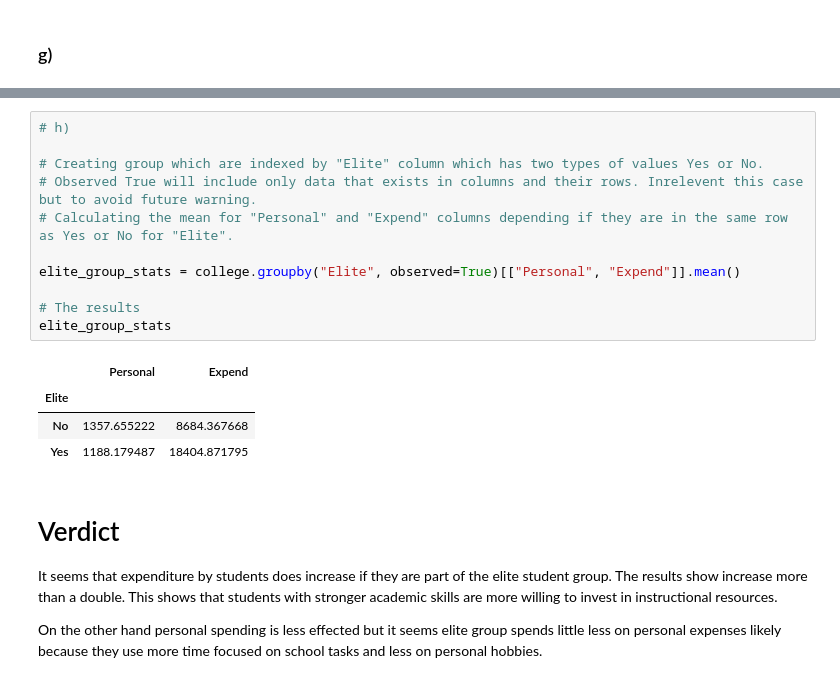
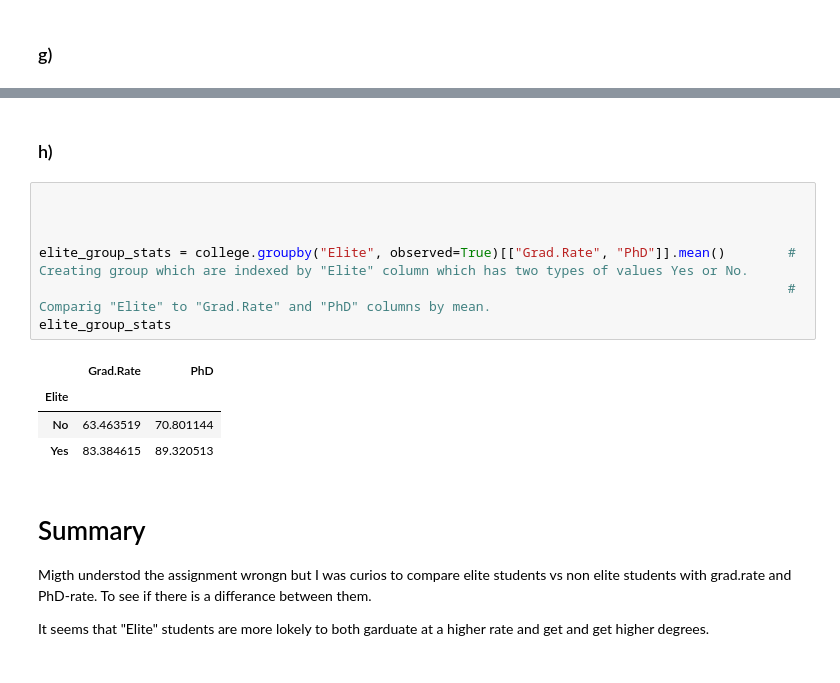
Before and after one commit to PaerBrady/Databehandling-AiM24, a Jupyter notebook: Labs/lab1.ipynb, the cells around one changed output, grey strips where cells are left out. Saved outputs shown, nothing was run; the diff lists cells and outputs as text.

```diff
--- a/Labs/lab1.ipynb
+++ b/Labs/lab1.ipynb
@@ -137,22 +127,20 @@ The goal for the final task is to determine if there is correlations between per
-# %%
-# h)
-
-# Creating group which are indexed by "Elite" column which has two types of values Yes or No.
-# Observed True will include only data that exists in columns and their rows. Inrelevent this case but to avoid future warning.
-# Calculating the mean for "Personal" and "Expend" columns depending if they are in the same row as Yes or No for "Elite".
-
-elite_group_stats = college.groupby("Elite", observed=True)[["Personal", "Expend"]].mean()
-
-# The results
-elite_group_stats
-# %% [output]
-|  | Personal | Expend |
-| Elite |  |  |
-| No | 1357.655222 | 8684.367668 |
-| Yes | 1188.179487 | 18404.871795 |
-# %% [markdown]
-# Verdict
-
-It seems that expenditure by students does increase if they are part of the elite student group. The results show increase more than a double. This shows that students with stronger academic skills are more willing to invest in instructional resources.
-
-On the other hand personal spending is less effected but it seems elite group spends little less on personal expenses likely because they use more time focused on school tasks and less on personal hobbies.
+# %% [markdown]
+### h)
+# %%
+
+
+
+elite_group_stats = college.groupby("Elite", observed=True)[["Grad.Rate", "PhD"]].mean()        # Creating group which are indexed by "Elite" column which has two types of values Yes or No.
+                                                                                                # Comparig "Elite" to "Grad.Rate" and "PhD" columns by mean.
+elite_group_stats
+# %% [output]
+|  | Grad.Rate | PhD |
+| Elite |  |  |
+| No | 63.463519 | 70.801144 |
+| Yes | 83.384615 | 89.320513 |
+# %% [markdown]
+# Summary
+
+Migth understod the assignment wrongn but I was curios to compare elite students vs non elite students with grad.rate and PhD-rate. To see if there is a differance between them.
+
+It seems that "Elite" students are more lokely to both garduate at a higher rate and get and get higher degrees.
```
Also changed, not shown: parts of 3 cells of this notebook.
